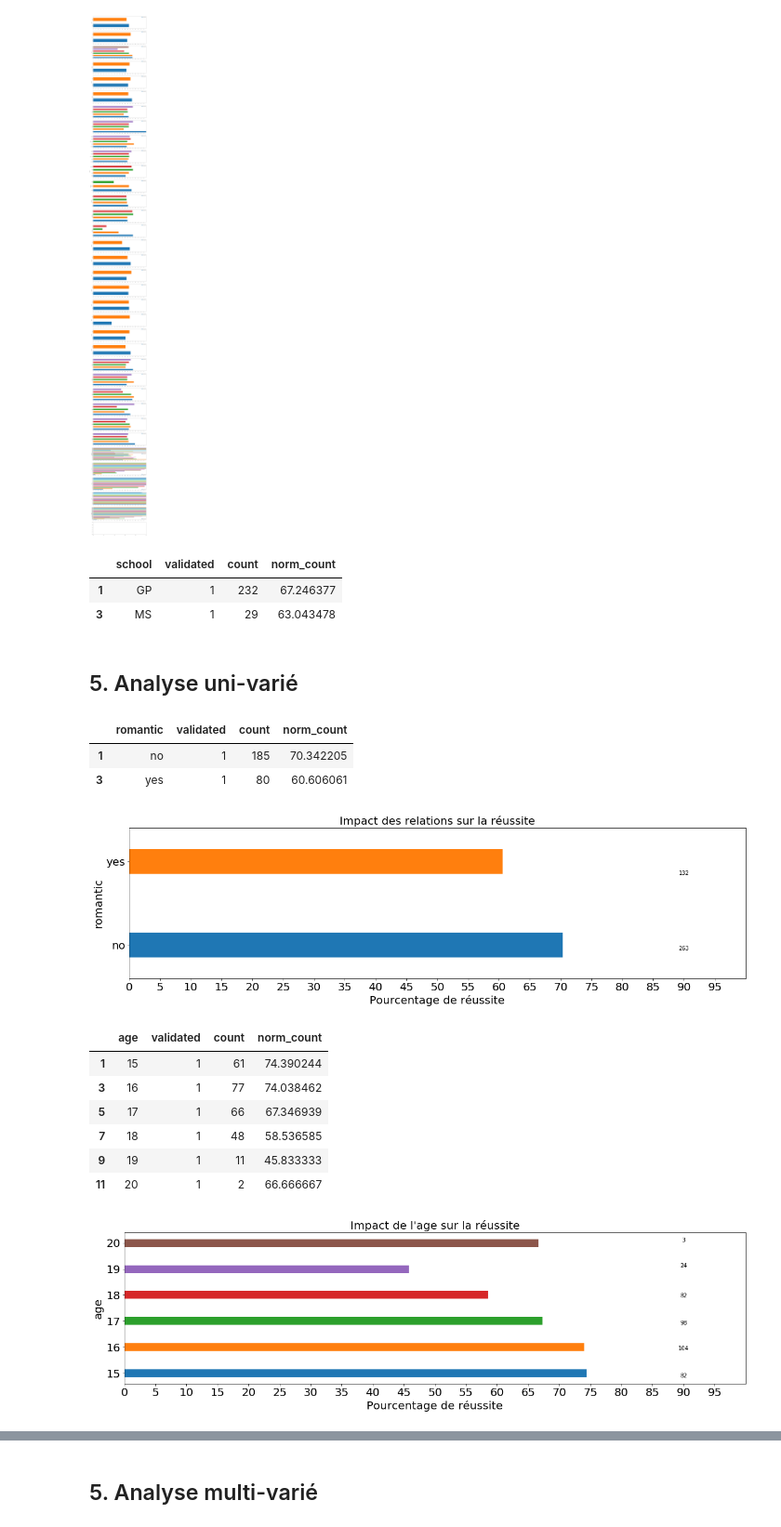
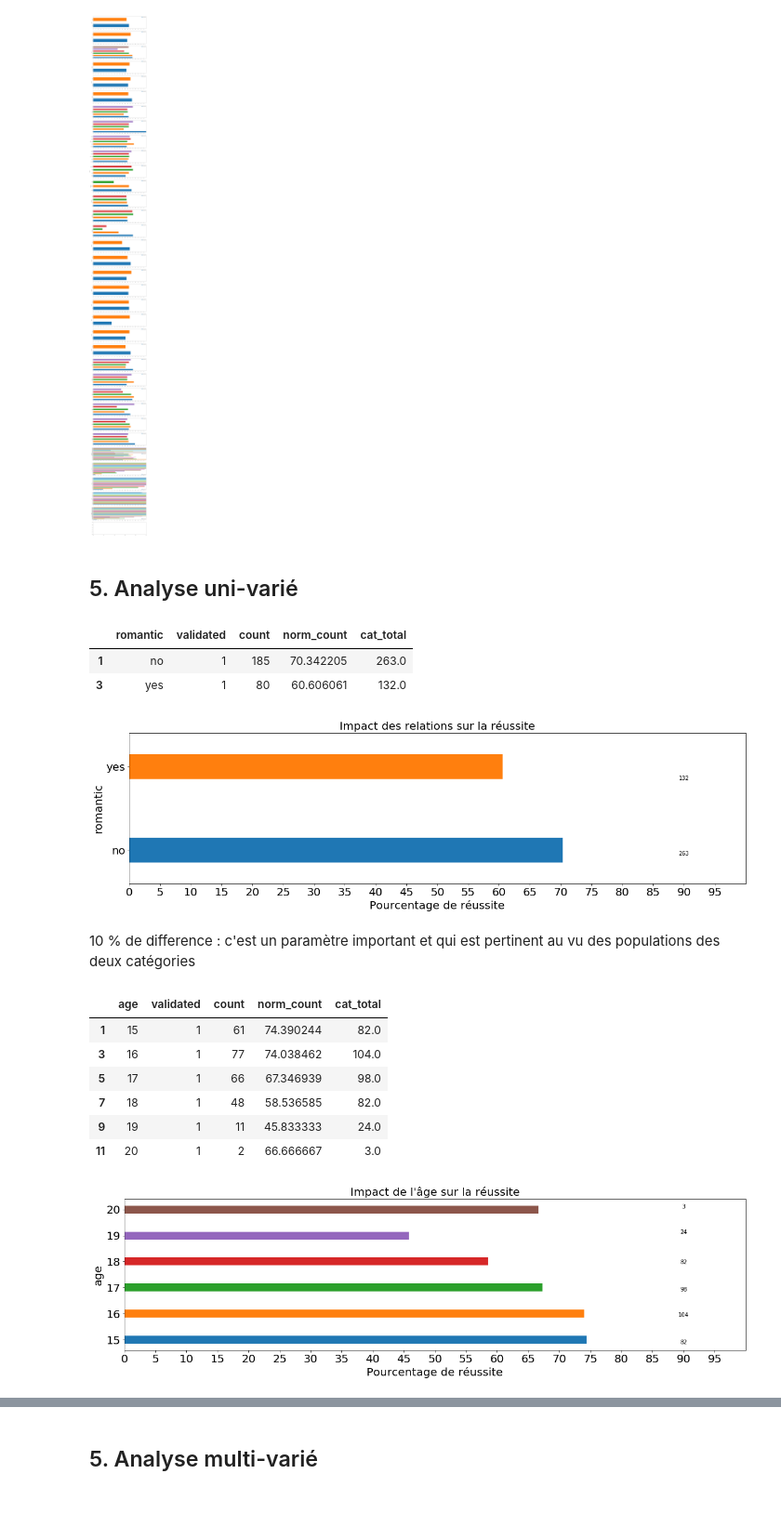
Before and after one commit to ComeMS/Cours-Data-Science, a Jupyter notebook: mini_projet_Les_Ecoles.ipynb, the cells around one changed output, grey strips where cells are left out. Shown at 93% size. Drawn from its saved outputs; the diff is of its cells as text; code cells hidden in the pictures.

```diff
--- a/mini_projet_Les_Ecoles.ipynb
+++ b/mini_projet_Les_Ecoles.ipynb
@@ -89,5 +94,6 @@ cat_vars=list(df)
 def check(cat):
     df2=df.groupby([cat,'validated']).size().reset_index(name='count')
     df2['norm_count'] = df2['count'].div(df2.groupby(cat)['count'].transform('sum'))*100
+    df2['cat_total']=df2['count']*100/df2['norm_count']
     out=df2.drop(df2[df2['validated']==0].index,errors='ignore')    #supprime les lignes sans validations (pour l'affichage)
     return out
@@ -101,12 +113,6 @@ for i in range(len(cat_vars)):
 # %% [output]
 ValueError: cannot insert validated, already exists
 [figure]
-# %%
-check('school')
-# %% [output]
-|  | school | validated | count | norm_count |
-| 1 | GP | 1 | 232 | 67.246377 |
-| 3 | MS | 1 | 29 | 63.043478 |
 # %% [markdown]
 ## 5. Analyse uni-varié
 # %%
@@ -126,36 +132,38 @@ for item in ([ax.title, ax.xaxis.label, ax.yaxis.label] +
 c1
 #c1[c1['absences']<5].groupby('validated').get_group('1').sum()
 # %% [output]
-|  | romantic | validated | count | norm_count |
-| 1 | no | 1 | 185 | 70.342205 |
-| 3 | yes | 1 | 80 | 60.606061 |
+|  | romantic | validated | count | norm_count | cat_total |
+| 1 | no | 1 | 185 | 70.342205 | 263.0 |
+| 3 | yes | 1 | 80 | 60.606061 | 132.0 |
 [figure]
+# %% [markdown]
+10 % de difference : c'est un paramètre important et qui est pertinent au vu des populations des deux catégories
 # %%
 cindex='age'
 c1=check(cindex)
 #c1=c1[c1[cindex]<20]
 fig,ax=plt.subplots()
 c1.plot(x=cindex,y='norm_count',ax=ax,kind='barh',width=0.3,xlim=[0,100],figsize=(20,5),legend=None)
 plt.xlabel('Pourcentage de réussite')
-plt.title("Impact de l'age sur la réussite")
+plt.title("Impact de l'âge sur la réussite")
 text(0.9, 0.95,'3', ha='center', va='center', transform=ax.transAxes)
 text(0.9, 0.78,'24', ha='center', va='center', transform=ax.transAxes)
 text(0.9, 0.58,'82', ha='center', va='center', transform=ax.transAxes)
 text(0.9, 0.4,'98', ha='center', va='center', transform=ax.transAxes)
 text(0.9, 0.23,'104', ha='center', va='center', transform=ax.transAxes)
 text(0.9, 0.05,'82', ha='center', va='center', transform=ax.transAxes)
 ax.xaxis.set_ticks(np.arange(0, 100, 5))
 for item in ([ax.title, ax.xaxis.label, ax.yaxis.label] +
              ax.get_xticklabels() + ax.get_yticklabels()):
     item.set_fontsize(20)
 c1
 #c1[c1['absences']<5].groupby('validated').get_group('1').sum()
 # %% [output]
-|  | age | validated | count | norm_count |
-| 1 | 15 | 1 | 61 | 74.390244 |
-| 3 | 16 | 1 | 77 | 74.038462 |
-| 5 | 17 | 1 | 66 | 67.346939 |
-| 7 | 18 | 1 | 48 | 58.536585 |
-| 9 | 19 | 1 | 11 | 45.833333 |
-| 11 | 20 | 1 | 2 | 66.666667 |
+|  | age | validated | count | norm_count | cat_total |
+| 1 | 15 | 1 | 61 | 74.390244 | 82.0 |
+| 3 | 16 | 1 | 77 | 74.038462 | 104.0 |
+| 5 | 17 | 1 | 66 | 67.346939 | 98.0 |
+| 7 | 18 | 1 | 48 | 58.536585 | 82.0 |
+| 9 | 19 | 1 | 11 | 45.833333 | 24.0 |
+| 11 | 20 | 1 | 2 | 66.666667 | 3.0 |
 [figure]
```
Also changed, not shown: parts of 6 cells of this notebook.
